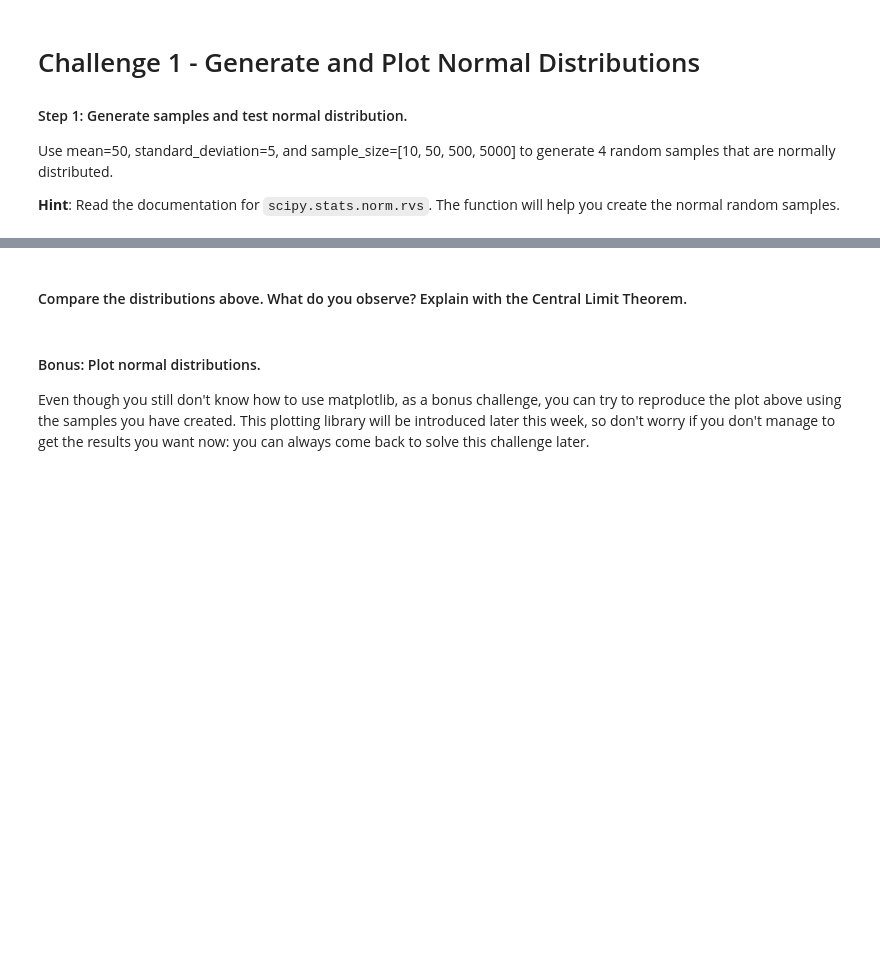
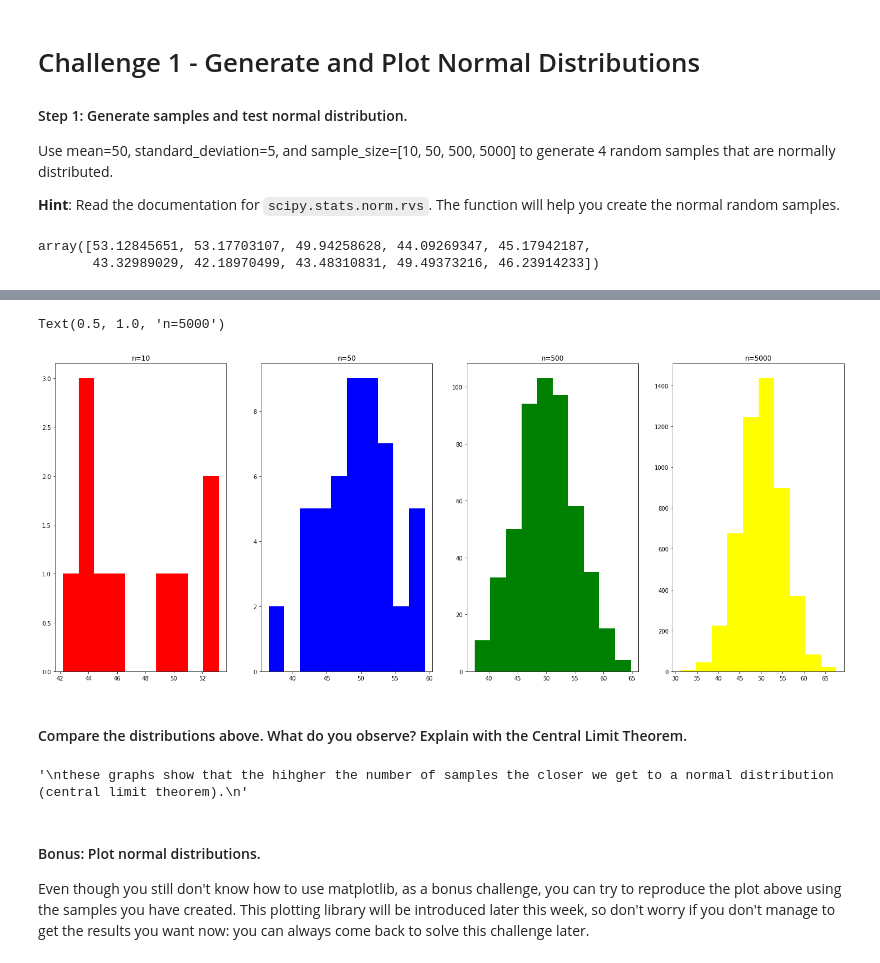
Before and after one commit to ta-data-bcn/lab-probability-dist, a Jupyter notebook: your-code/main.ipynb, the cells around one changed output, grey strips where cells are left out. Drawn from its saved outputs; the diff is of its cells as text; code cells hidden in the pictures; blank space fills up the shorter version.

```diff
--- a/your-code/main.ipynb
+++ b/your-code/main.ipynb
@@ -18,3 +20,18 @@ Use mean=50, standard_deviation=5, and sample_size=[10, 50, 500, 5000] to genera
+# %%
+# your code here
+mean = 50
+stdev = 5
+sample_size = [10, 50, 500, 5000]
+
+sp1 = scp.norm.rvs(loc=50, scale=stdev, size=10)
+sp2 = scp.norm.rvs(loc=50, scale=stdev, size=50)
+sp3 = scp.norm.rvs(loc=50, scale=stdev, size=500)
+sp4 = scp.norm.rvs(loc=50, scale=stdev, size=5000)
+# %%
+sp1
+# %% [output]
+array([53.12845651, 53.17703107, 49.94258628, 44.09269347, 45.17942187,
+       43.32989029, 42.18970499, 43.48310831, 49.49373216, 46.23914233])
 # %% [markdown]
 #### Step 2: Plot normal distributions.
 
@@ -23,5 +40,19 @@ To check the shape of the samples you have just created, you can use matplotlib.
 If you did, your outputs would be really similar to the ones below:
 
 ![normal distributions with different sample sizes](../images/ch-1.png)
+# %%
+fig, axs = plt.subplots(1,4, figsize=(25,10))
+
+axs[0].hist(sp1,color="red")
+axs[0].set_title("n=10")
+axs[1].hist(sp2, color="blue")
+axs[1].set_title("n=50")
+axs[2].hist(sp3, color="green")
+axs[2].set_title("n=500")
+axs[3].hist(sp4, color="yellow")
+axs[3].set_title("n=5000")
+# %% [output]
+Text(0.5, 1.0, 'n=5000')
+[figure, added]
 # %% [markdown]
 #### Compare the distributions above. What do you observe? Explain with the Central Limit Theorem.
@@ -32,3 +59,9 @@ your comments here
+# %%
+"""
+these graphs show that the hihgher the number of samples the closer we get to a normal distribution (central limit theorem).
+"""
+# %% [output]
+'\nthese graphs show that the hihgher the number of samples the closer we get to a normal distribution (central limit theorem).\n'
 # %% [markdown]
 #### Bonus: Plot normal distributions.
 
```
Also changed, not shown: parts of 15 cells of this notebook.
